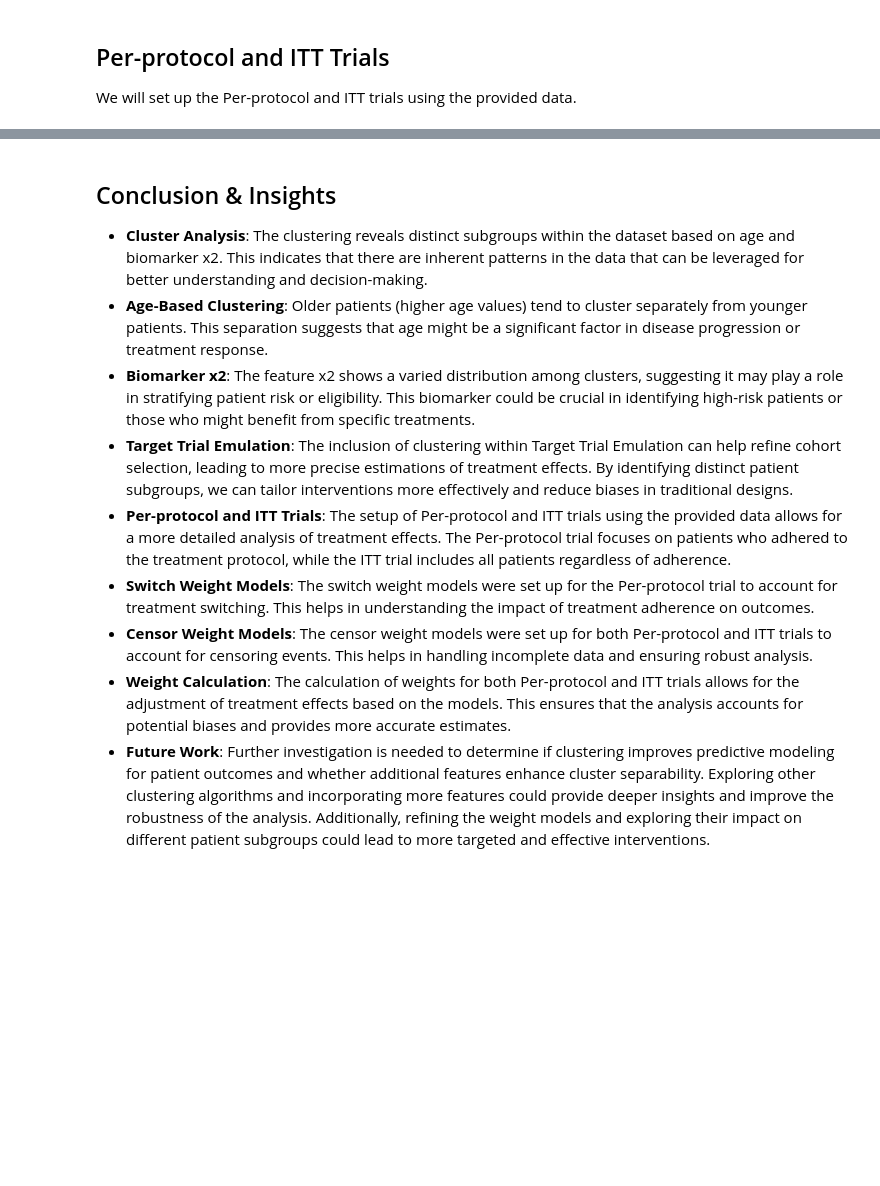
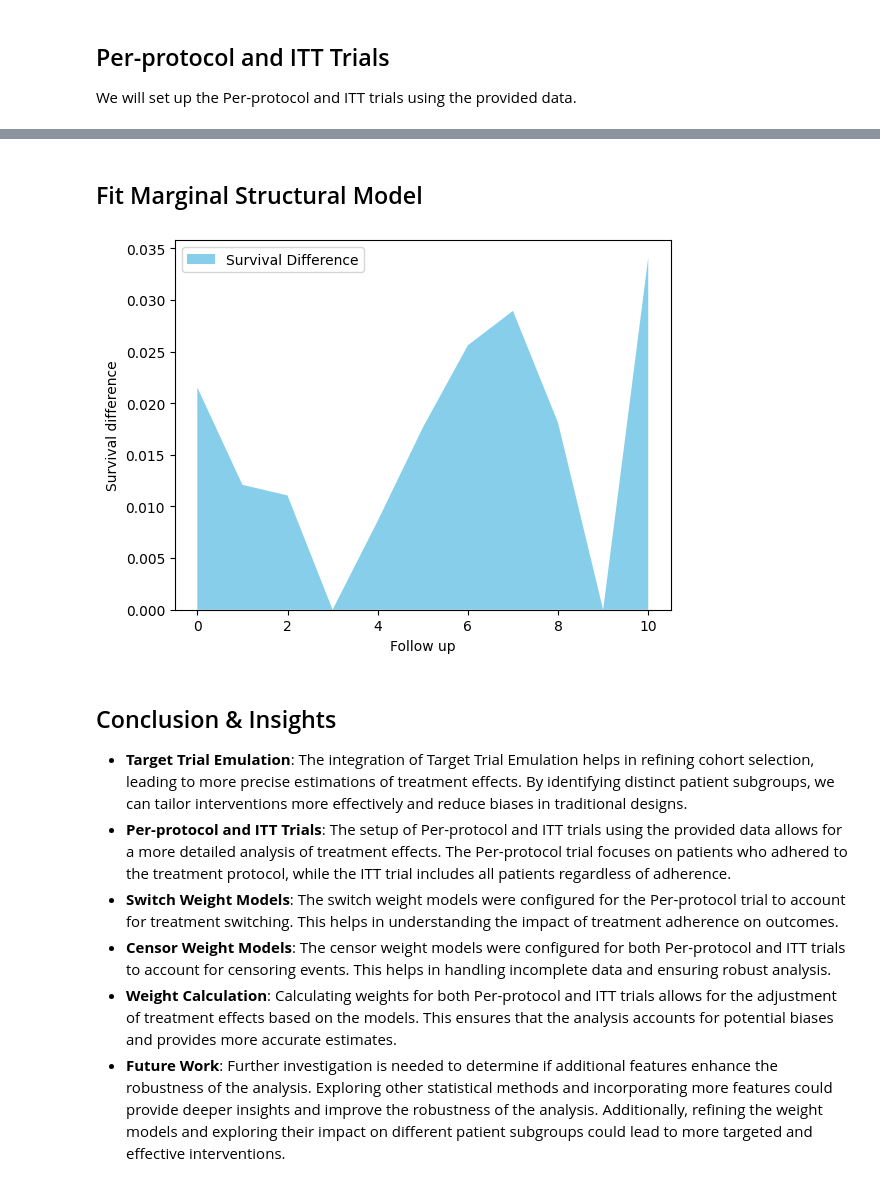
Before and after one commit to LOK-PLOK/TTE_INSIGHTING, a Jupyter notebook: TTE_P.ipynb, the cells around one changed output, grey strips where cells are left out. Drawn from its saved outputs; the diff is of its cells as text; code cells hidden in the pictures; blank space fills up the shorter version.

```diff
--- a/TTE_P.ipynb
+++ b/TTE_P.ipynb
@@ -372,0 +244,19 @@ plt.show()
+# %%
+# Apply the censor weight model to the per-protocol data
+censor_model_results = setup_censor_model(
+    data=pp_trial['data'],
+    censor_col="censored",
+    num_formula="~ x2",
+    den_formula="~ x2 + x1",
+    pool_method="none",
+    model_fit=fit_logistic_model,
+    save_dir=os.path.join(pp_trial_dir, "censor_models")
+)
+pp_trial['data'] = censor_model_results["data"]
+
+print("\nFirst few rows with censor weights (PP):")
+print(pp_trial['data'].head())
+
+# Save censor weight models
+joblib.dump(censor_model_results["num_model"], os.path.join(pp_trial_dir, "censor_num_model.pkl"))
+joblib.dump(censor_model_results["den_model"], os.path.join(pp_trial_dir, "censor_den_model.pkl"))
@@ -373,12 +279,33 @@ plt.show()
+# %% [markdown]
+## Fit Marginal Structural Model
+# %%
+# Fit Marginal Structural Model
+msm_formula = "outcome ~ treatment + x1 + x2 + x3"
+censored_dataset["combined_weight"] = pp_trial['data']["switch_weight"] * pp_trial['data']["censor_weight"]
+msm = smf.glm(msm_formula, data=censored_dataset, family=sm.families.Binomial(), weights=censored_dataset["combined_weight"]).fit()
+
+# Obtain predictions using the fitted MSM model
+predict_times = np.arange(0, 11)
+predicted_survival = msm.predict(censored_dataset[censored_dataset['period'] == 1])
+
+# Simulate follow-up time and differences (replace with actual data if available)
+followup_time = predict_times
+survival_diff = predicted_survival[:len(predict_times)]
+
+# Plotting
+plt.stackplot(followup_time, survival_diff, labels=["Survival Difference"], colors=['skyblue'])
+plt.xlabel("Follow up")
+plt.ylabel("Survival difference")
+plt.legend(loc='upper left')
+plt.show()
+# %% [output]
+[figure, added]
 # %% [markdown]
 ## Conclusion & Insights
 
-- **Cluster Analysis**: The clustering reveals distinct subgroups within the dataset based on age and biomarker x2. This indicates that there are inherent patterns in the data that can be leveraged for better understanding and decision-making.
-- **Age-Based Clustering**: Older patients (higher age values) tend to cluster separately from younger patients. This separation suggests that age might be a significant factor in disease progression or treatment response.
-- **Biomarker x2**: The feature x2 shows a varied distribution among clusters, suggesting it may play a role in stratifying patient risk or eligibility. This biomarker could be crucial in identifying high-risk patients or those who might benefit from specific treatments.
-- **Target Trial Emulation**: The inclusion of clustering within Target Trial Emulation can help refine cohort selection, leading to more precise estimations of treatment effects. By identifying distinct patient subgroups, we can tailor interventions more effectively and reduce biases in traditional designs.
+- **Target Trial Emulation**: The integration of Target Trial Emulation helps in refining cohort selection, leading to more precise estimations of treatment effects. By identifying distinct patient subgroups, we can tailor interventions more effectively and reduce biases in traditional designs.
 - **Per-protocol and ITT Trials**: The setup of Per-protocol and ITT trials using the provided data allows for a more detailed analysis of treatment effects. The Per-protocol trial focuses on patients who adhered to the treatment protocol, while the ITT trial includes all patients regardless of adherence.
-- **Switch Weight Models**: The switch weight models were set up for the Per-protocol trial to account for treatment switching. This helps in understanding the impact of treatment adherence on outcomes.
-- **Censor Weight Models**: The censor weight models were set up for both Per-protocol and ITT trials to account for censoring events. This helps in handling incomplete data and ensuring robust analysis.
-- **Weight Calculation**: The calculation of weights for both Per-protocol and ITT trials allows for the adjustment of treatment effects based on the models. This ensures that the analysis accounts for potential biases and provides more accurate estimates.
-- **Future Work**: Further investigation is needed to determine if clustering improves predictive modeling for patient outcomes and whether additional features enhance cluster separability. Exploring other clustering algorithms and incorporating more features could provide deeper insights and improve the robustness of the analysis. Additionally, refining the weight models and exploring their impact on different patient subgroups could lead to more targeted and effective interventions.
+- **Switch Weight Models**: The switch weight models were configured for the Per-protocol trial to account for treatment switching. This helps in understanding the impact of treatment adherence on outcomes.
+- **Censor Weight Models**: The censor weight models were configured for both Per-protocol and ITT trials to account for censoring events. This helps in handling incomplete data and ensuring robust analysis.
+- **Weight Calculation**: Calculating weights for both Per-protocol and ITT trials allows for the adjustment of treatment effects based on the models. This ensures that the analysis accounts for potential biases and provides more accurate estimates.
+- **Future Work**: Further investigation is needed to determine if additional features enhance the robustness of the analysis. Exploring other statistical methods and incorporating more features could provide deeper insights and improve the robustness of the analysis. Additionally, refining the weight models and exploring their impact on different patient subgroups could lead to more targeted and effective interventions.
```
Also changed, not shown: parts of 26 cells of this notebook, 8 other files.
